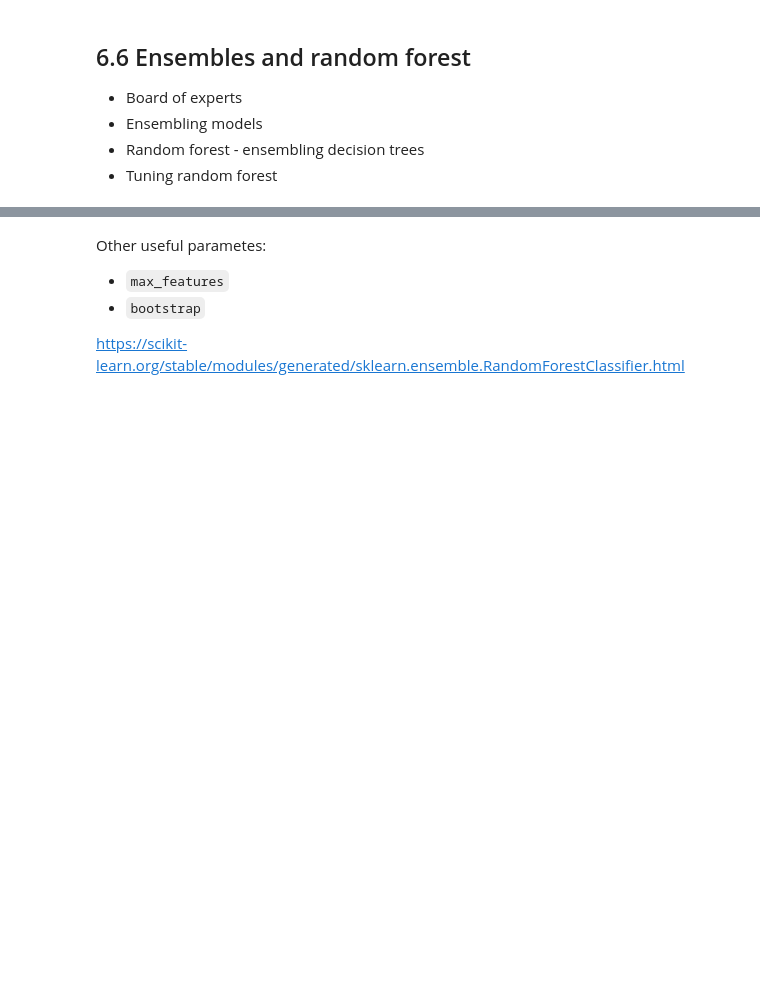
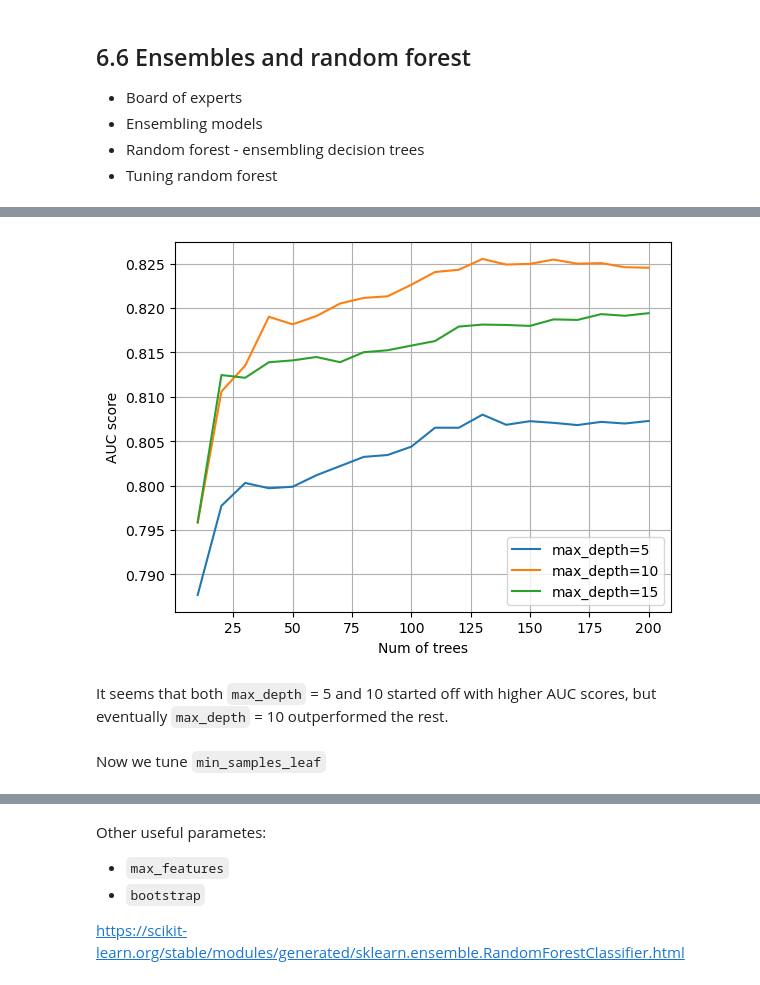
Before and after one commit to viviensiu/ml-zoomcamp, a Jupyter notebook: 6_trees/notebook.ipynb, the cells around one changed output, grey strips where cells are left out. Saved outputs shown, nothing was run; the diff lists cells and outputs as text; code cells hidden in the pictures; blank space fills up the shorter version.

```diff
--- a/6_trees/notebook.ipynb
+++ b/6_trees/notebook.ipynb
@@ -612,13 +685,23 @@ df_scores = pd.DataFrame(scores, columns=columns)
 # %%
 for d in [5, 10, 15]:
     df_subset = df_scores[df_scores.max_depth == d]
 
     plt.plot(df_subset.n_estimators, df_subset.auc,
              label='max_depth=%d' % d)
 
+plt.xlabel("Num of trees")
+plt.ylabel("AUC score")
+plt.grid()
 plt.legend()
+plt.show()
+# %% [output]
+[figure, added]
+# %% [markdown]
+It seems that both `max_depth` = 5 and 10 started off with higher AUC scores, but eventually `max_depth` = 10 outperformed the rest.
 # %%
 max_depth = 10
+# %% [markdown]
+Now we tune `min_samples_leaf`
 # %%
 scores = []
 
```
Also changed, not shown: parts of 18 cells of this notebook, 1 other file.
